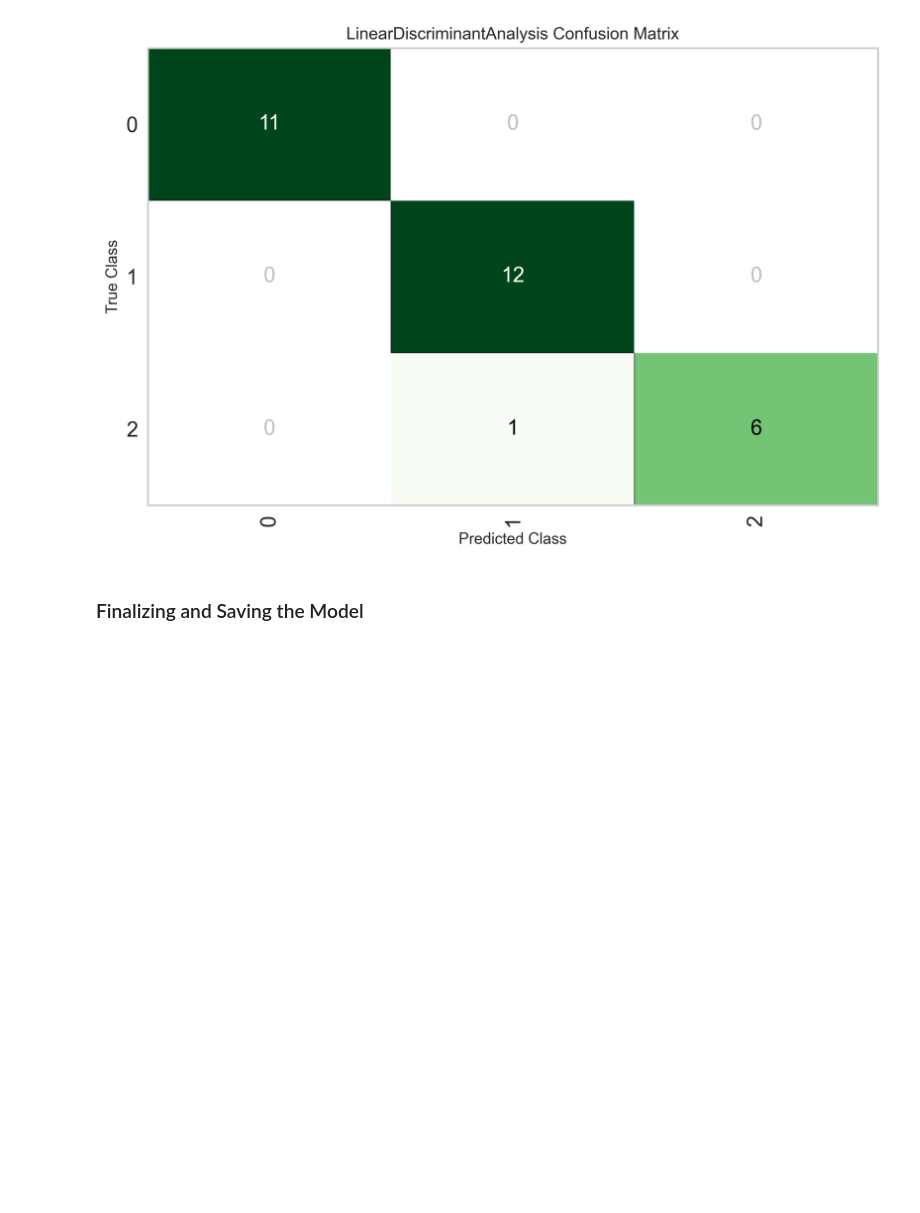
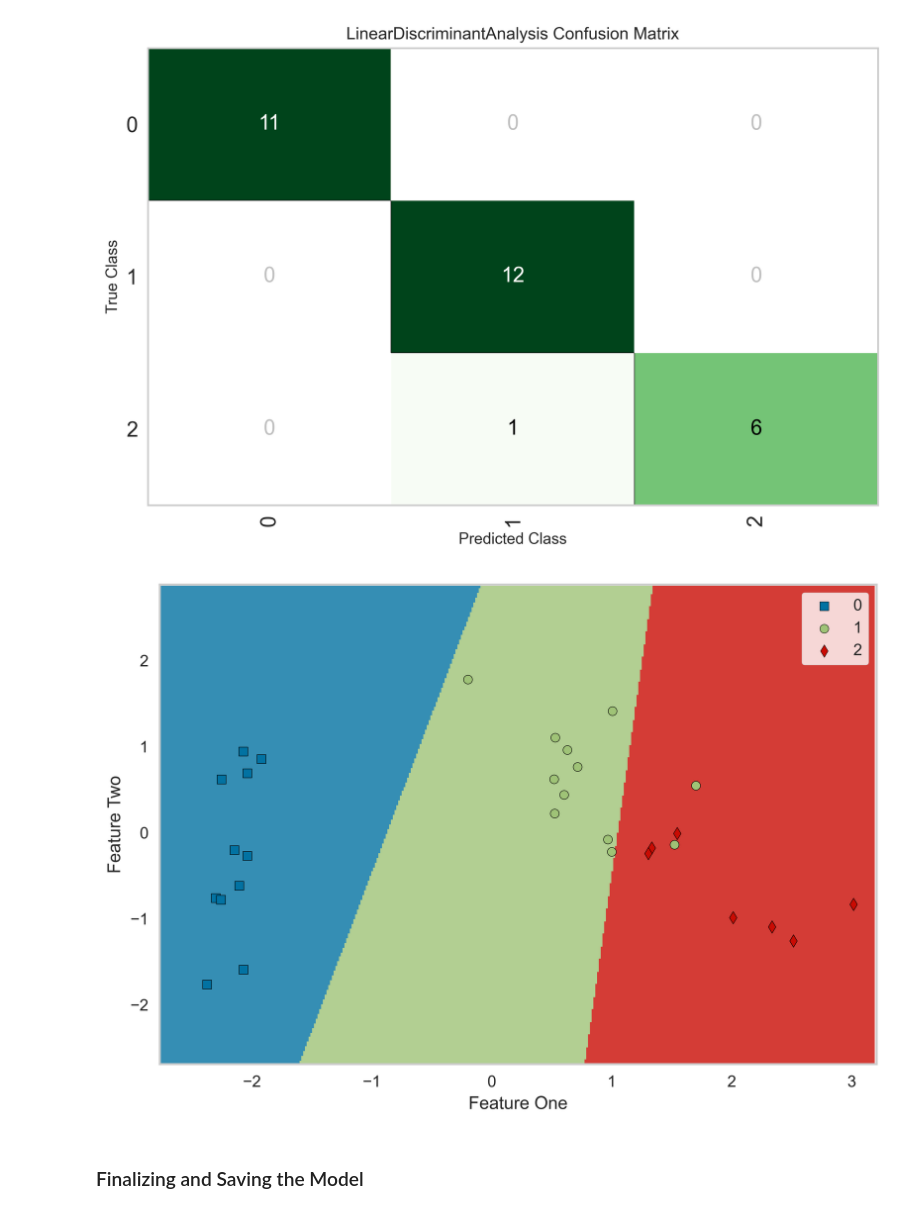
Before and after one commit to derevirn/pycaret-book, a Jupyter notebook: 03_Classification/Classification.ipynb, the cells around one changed output. Cells and saved outputs as stored; diff of their text form; code cells hidden in the pictures; blank space fills up the shorter version.

```diff
--- a/03_Classification/Classification.ipynb
+++ b/03_Classification/Classification.ipynb
@@ -183,6 +169,10 @@ predictions.head(10)
 plot_model(model, 'confusion_matrix')
 # %% [output]
 [figure]
+# %%
+plot_model(model, 'boundary', scale = 2)
+# %% [output]
+[figure, added]
 # %% [markdown]
 ### Finalizing and Saving the Model
 # %%
```
Also changed, not shown: parts of 2 cells of this notebook, 1 other file.
